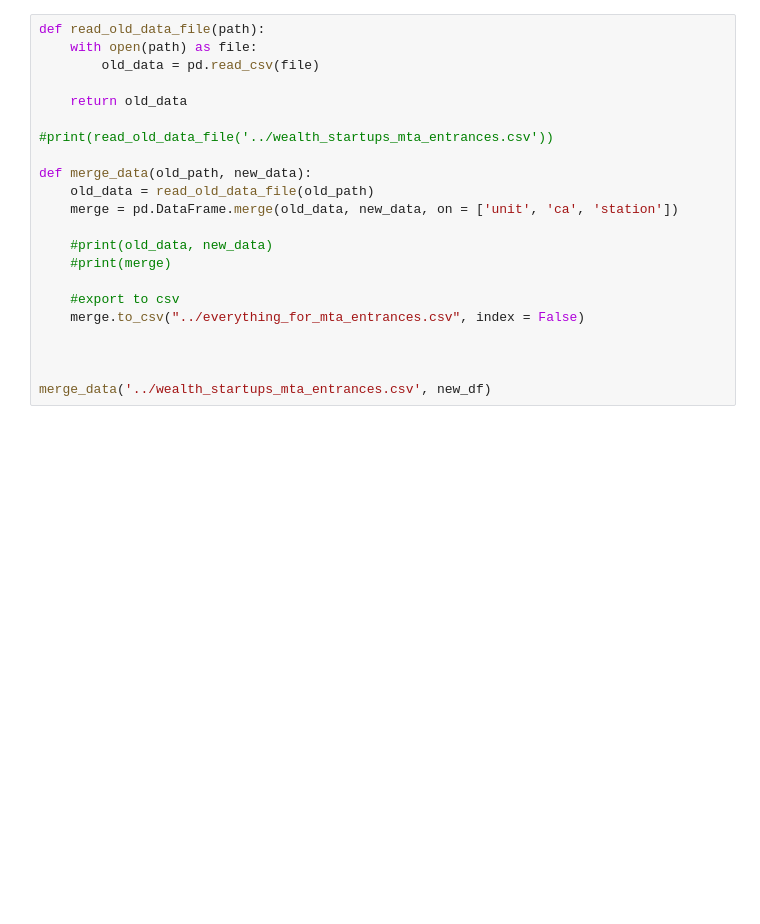
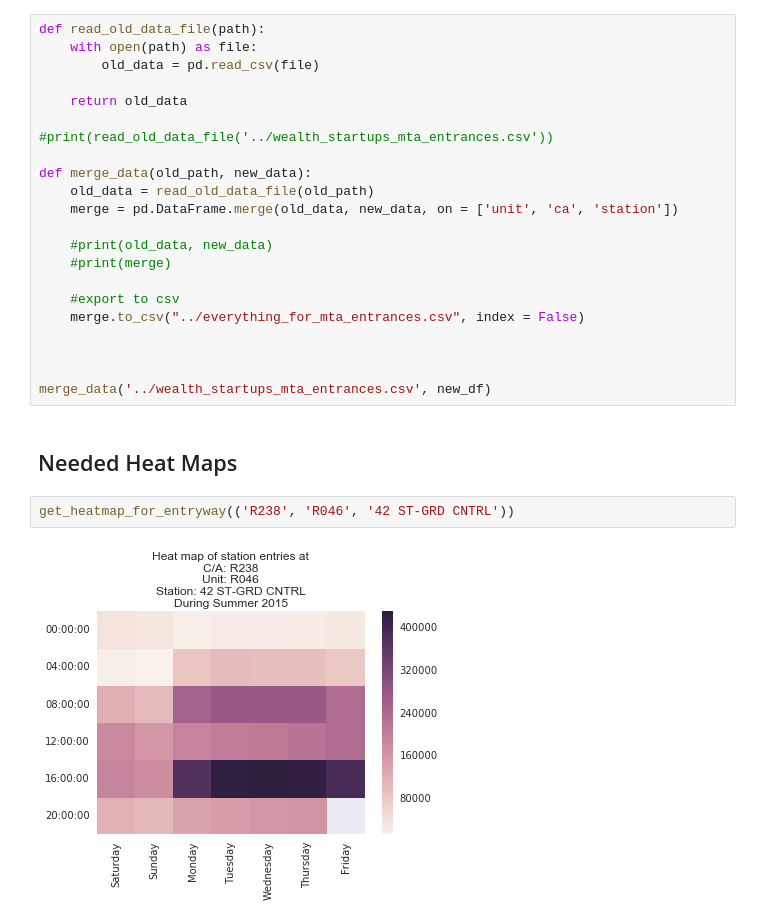
Before and after one commit to jstnstwrt/nyc-subway-station-reccomender, a Jupyter notebook: MTA2015_data/heat_map_testing.ipynb, the cells around one changed output. Cells and saved outputs as stored; diff of their text form; blank space fills up the shorter version.

```diff
--- a/MTA2015_data/heat_map_testing.ipynb
+++ b/MTA2015_data/heat_map_testing.ipynb
@@ -199,3 +207,9 @@ def merge_data(old_path, new_data):
 
 
 merge_data('../wealth_startups_mta_entrances.csv', new_df)
+# %% [markdown]
+## Needed Heat Maps
+# %%
+get_heatmap_for_entryway(('R238', 'R046', '42 ST-GRD CNTRL'))
+# %% [output]
+[figure, added]
```
Also changed, not shown: parts of 1 cell of this notebook.
